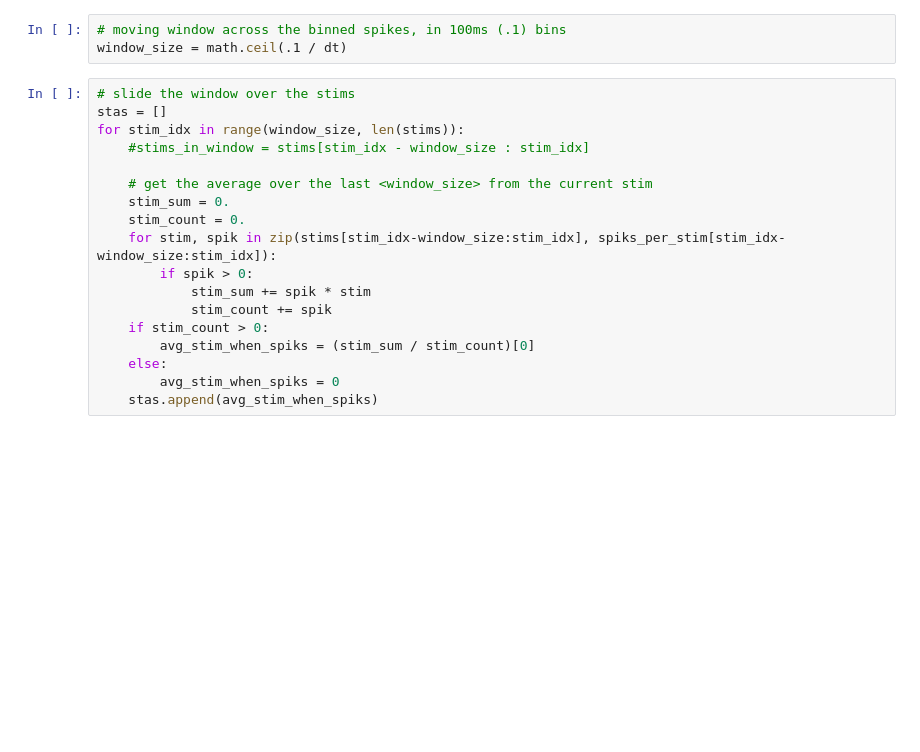
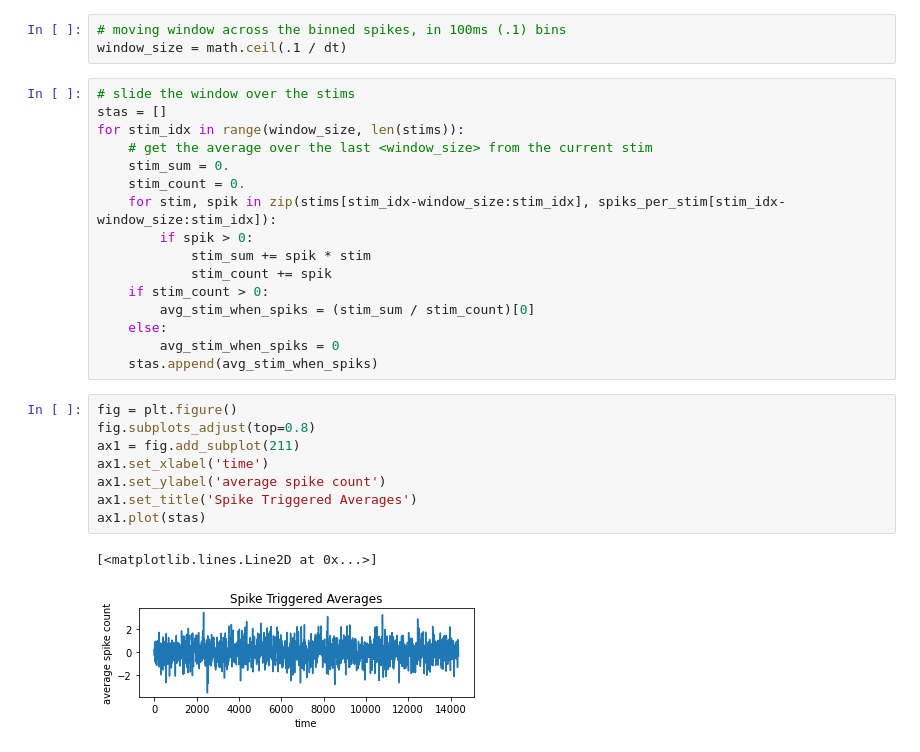
Before and after one commit to NeuroTheoryUMD/mattjac, a Jupyter notebook: sta_exercise.ipynb, the cells around one changed output. Drawn from its saved outputs; the diff is of its cells as text; blank space fills up the shorter version.

```diff
--- a/sta_exercise.ipynb
+++ b/sta_exercise.ipynb
@@ -98,8 +95,6 @@ window_size = math.ceil(.1 / dt)
 # slide the window over the stims
 stas = []
 for stim_idx in range(window_size, len(stims)):
-    #stims_in_window = stims[stim_idx - window_size : stim_idx]
-
     # get the average over the last <window_size> from the current stim
     stim_sum = 0.
     stim_count = 0.
@@ -112,3 +107,14 @@ for stim_idx in range(window_size, len(stims)):
     else:
         avg_stim_when_spiks = 0
     stas.append(avg_stim_when_spiks)
+# %%
+fig = plt.figure()
+fig.subplots_adjust(top=0.8)
+ax1 = fig.add_subplot(211)
+ax1.set_xlabel('time')
+ax1.set_ylabel('average spike count')
+ax1.set_title('Spike Triggered Averages')
+ax1.plot(stas)
+# %% [output]
+[<matplotlib.lines.Line2D at 0x...>]
+[figure, added]
```
Also changed, not shown: parts of 17 cells of this notebook.
